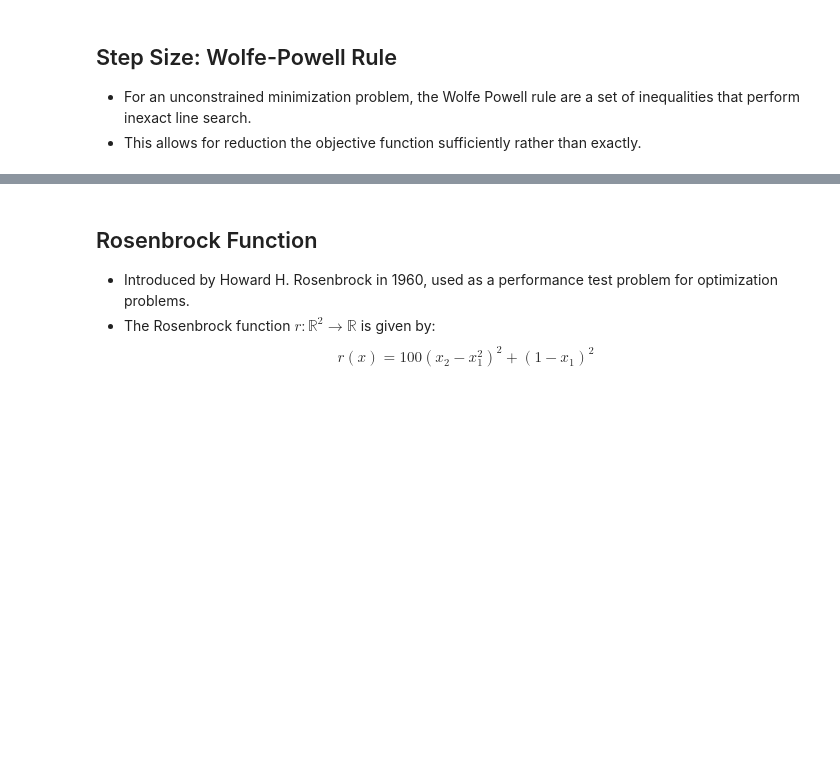
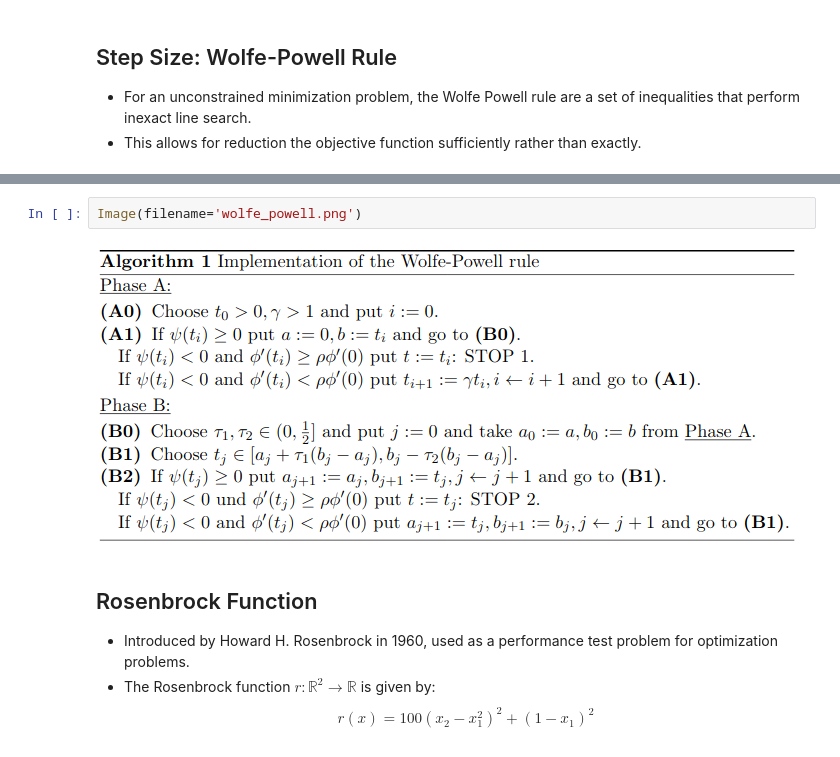
Before and after one commit to cmazzaanthony/coptim, a Jupyter notebook: notebooks/globalized_bfgs_method.ipynb, the cells around one changed output, grey strips where cells are left out. Saved outputs shown, nothing was run; the diff lists cells and outputs as text; blank space fills up the shorter version.

```diff
--- a/notebooks/globalized_bfgs_method.ipynb
+++ b/notebooks/globalized_bfgs_method.ipynb
@@ -15,3 +26,7 @@ import numpy as np
+# %%
+Image(filename='wolfe_powell.png')
+# %% [output]
+[figure, added]
 # %% [markdown]
 ## Rosenbrock Function
 - Introduced by Howard H. Rosenbrock in 1960, used as a performance test problem for optimization problems.
```
Also changed, not shown: parts of 7 cells of this notebook, 3 other files.
